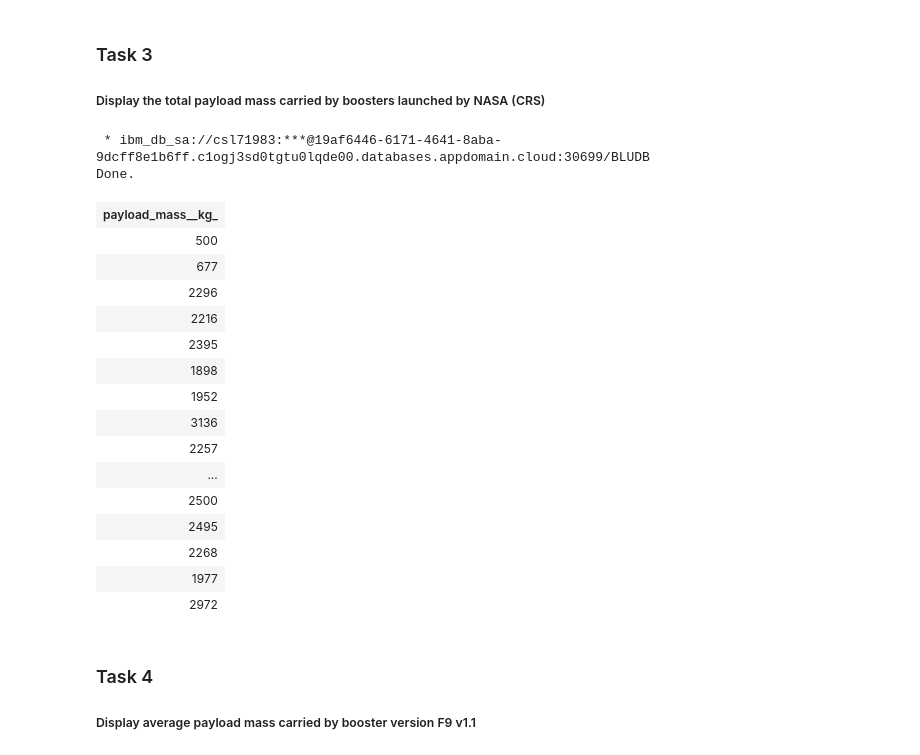
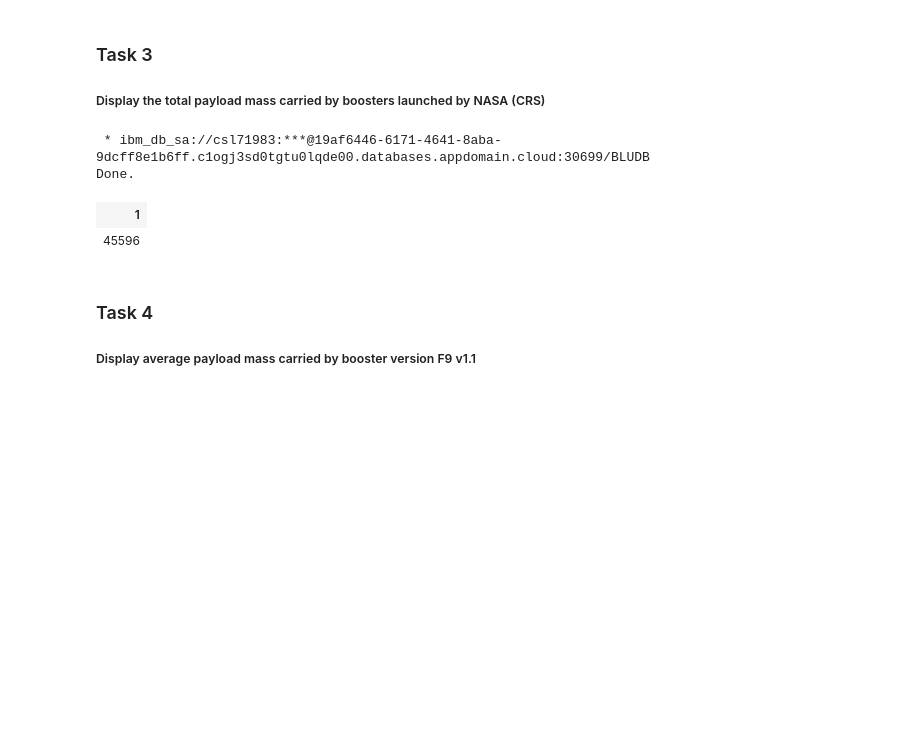
Before and after one commit to yuanchung1987/Data-Science-Final-Project, a Jupyter notebook: EDA- SQL.ipynb, the cells around one changed output. Cells and saved outputs as stored; diff of their text form; code cells hidden in the pictures; blank space fills up the shorter version.

```diff
--- a/EDA- SQL.ipynb
+++ b/EDA- SQL.ipynb
@@ -216,26 +209,12 @@ Done.
 # %%
 %%sql
 
-select PAYLOAD_MASS__KG_ from SPACEXTBL where CUSTOMER LIKE 'NASA (CRS)'
+select sum(PAYLOAD_MASS__KG_) from SPACEXTBL where CUSTOMER LIKE 'NASA (CRS)'
 # %% [output]
  * ibm_db_sa://csl71983:***@19af6446-6171-4641-8aba-9dcff8e1b6ff.c1ogj3sd0tgtu0lqde00.databases.appdomain.cloud:30699/BLUDB
 Done.
-| payload_mass__kg_ |
-| 500 |
-| 677 |
-| 2296 |
-| 2216 |
-| 2395 |
-| 1898 |
-| 1952 |
-| 3136 |
-| 2257 |
-| ... |
-| 2500 |
-| 2495 |
-| 2268 |
-| 1977 |
-| 2972 |
+| 1 |
+| 45596 |
 # %% [markdown]
 ### Task 4
 
```
Also changed, not shown: parts of 6 cells of this notebook.
